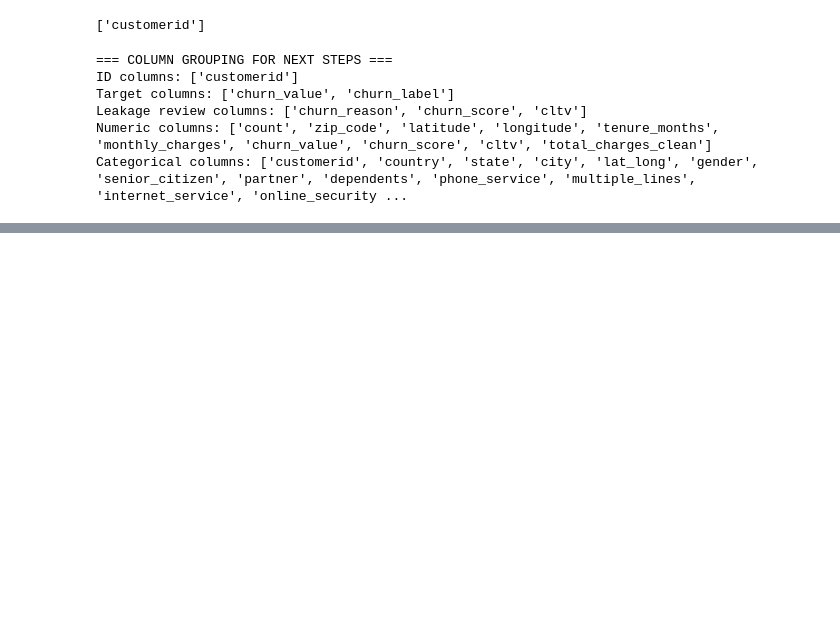
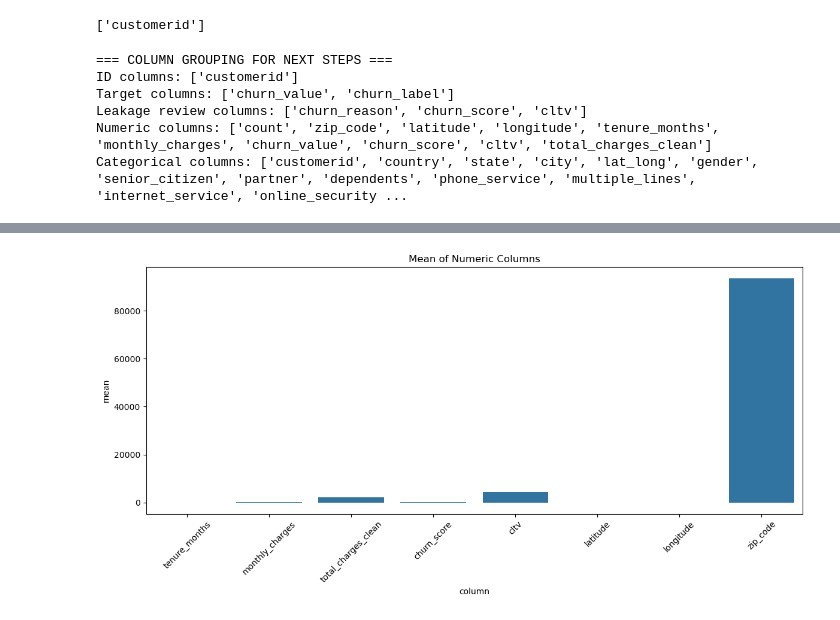
Before and after one commit to Pum-Pum-Pum-Pum/Churn-Prediction-Retention-System, a Jupyter notebook: src/data/eda_step_00.ipynb, the cells around one changed output, grey strips where cells are left out. Saved outputs shown, nothing was run; the diff lists cells and outputs as text; code cells hidden in the pictures; blank space fills up the shorter version.

```diff
--- a/src/data/eda_step_00.ipynb
+++ b/src/data/eda_step_00.ipynb
@@ -292,0 +360,29 @@ Categorical columns: ['customerid', 'country', 'state', 'city', 'lat_long', 'gen
+# %%
+    summary_rows = []
+
+    for col in numeric_cols_to_review:
+        series = df[col]
+        q1 = series.quantile(0.25)
+        q3 = series.quantile(0.75)
+        iqr = q3 - q1
+        lower_bound = q1 - 1.5 * iqr
+        upper_bound = q3 + 1.5 * iqr
+        outlier_count = series[(series < lower_bound) | (series > upper_bound)].count()
+
+        summary_rows.append({
+            "column": col,
+            "dtype": str(series.dtype),
+            "missing_count": int(series.isna().sum()),
+            "mean": round(series.mean(), 2),
+            "median": round(series.median(), 2),
+            "std": round(series.std(), 2),
+            "min": round(series.min(), 2),
+            "q1": round(q1, 2),
+            "q3": round(q3, 2),
+            "max": round(series.max(), 2),
+            "skew": round(series.skew(), 2),
+            "outlier_count_iqr": int(outlier_count)
+        })
+# %%
+summary_df = pd.DataFrame(summary_rows)
+print(summary_df)
@@ -292,0 +447,9 @@ Categorical columns: ['customerid', 'country', 'state', 'city', 'lat_long', 'gen
+# %%
+plt.figure(figsize=(12, 6))
+sns.barplot(data=summary_df, x="column", y="mean")
+plt.xticks(rotation=45)
+plt.title("Mean of Numeric Columns")
+plt.tight_layout()
+plt.show()
+# %% [output]
+[figure, added]
```
Also changed, not shown: parts of 32 cells of this notebook, 3 other files.
